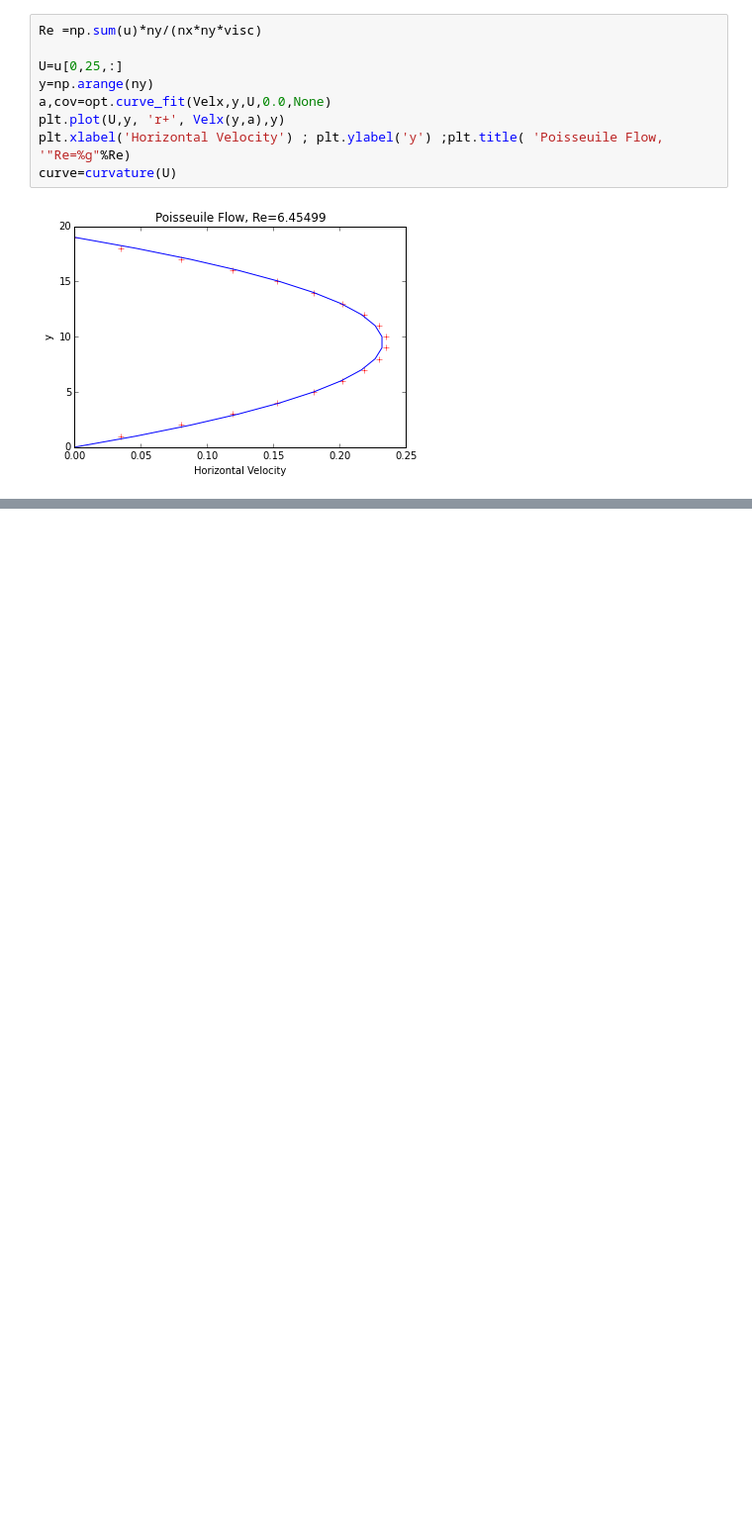
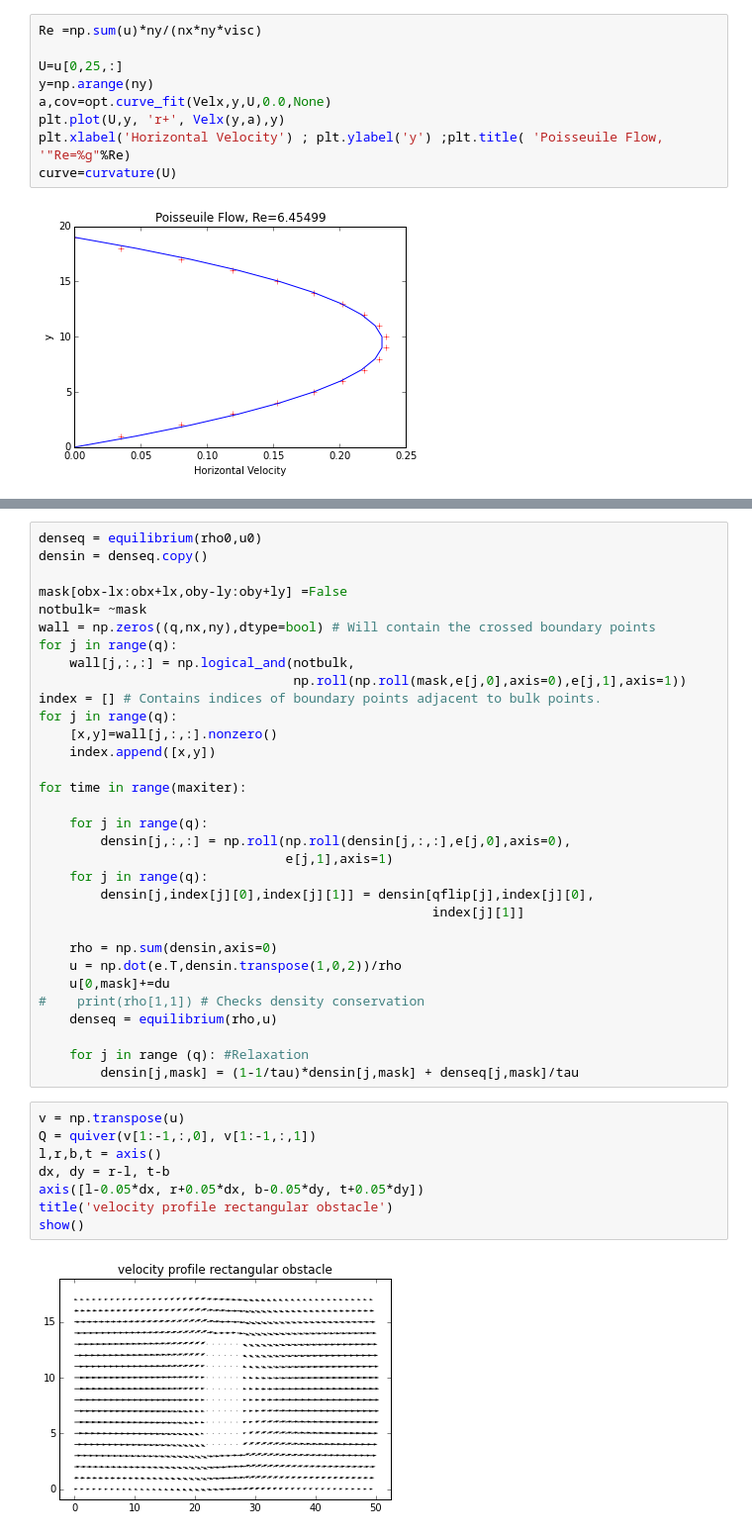
Before and after one commit to ZubinR/FluidFlow, a Jupyter notebook: Lattice Boltzmann.ipynb, the cells around one changed output, grey strips where cells are left out. Shown: that part at 99% size. Drawn from its saved outputs; the diff is of its cells as text; blank space fills up the shorter version.

```diff
--- a/Lattice Boltzmann.ipynb
+++ b/Lattice Boltzmann.ipynb
@@ -120,0 +148,42 @@ curve=curvature(U)
+# %%
+denseq = equilibrium(rho0,u0)
+densin = denseq.copy()
+
+mask[obx-lx:obx+lx,oby-ly:oby+ly] =False
+notbulk= ~mask
+wall = np.zeros((q,nx,ny),dtype=bool) # Will contain the crossed boundary points
+for j in range(q):
+    wall[j,:,:] = np.logical_and(notbulk,
+                                 np.roll(np.roll(mask,e[j,0],axis=0),e[j,1],axis=1))
+index = [] # Contains indices of boundary points adjacent to bulk points.
+for j in range(q):
+    [x,y]=wall[j,:,:].nonzero()
+    index.append([x,y])
+
+for time in range(maxiter):
+
+    for j in range(q):
+        densin[j,:,:] = np.roll(np.roll(densin[j,:,:],e[j,0],axis=0),
+                                e[j,1],axis=1)
+    for j in range(q):
+        densin[j,index[j][0],index[j][1]] = densin[qflip[j],index[j][0],
+                                                   index[j][1]]
+
+    rho = np.sum(densin,axis=0)
+    u = np.dot(e.T,densin.transpose(1,0,2))/rho
+    u[0,mask]+=du
+#    print(rho[1,1]) # Checks density conservation
+    denseq = equilibrium(rho,u)
+
+    for j in range (q): #Relaxation
+        densin[j,mask] = (1-1/tau)*densin[j,mask] + denseq[j,mask]/tau
+# %%
+v = np.transpose(u)
+Q = quiver(v[1:-1,:,0], v[1:-1,:,1])
+l,r,b,t = axis()
+dx, dy = r-l, t-b
+axis([l-0.05*dx, r+0.05*dx, b-0.05*dy, t+0.05*dy])
+title('velocity profile rectangular obstacle')
+show()
+# %% [output]
+[figure, added]
```
Also changed, not shown: parts of 11 cells of this notebook.
